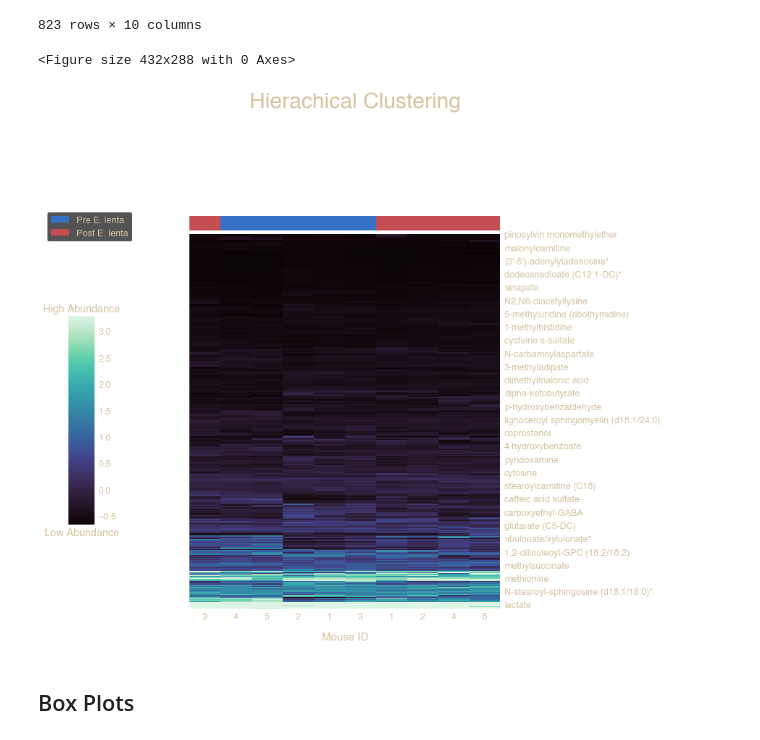
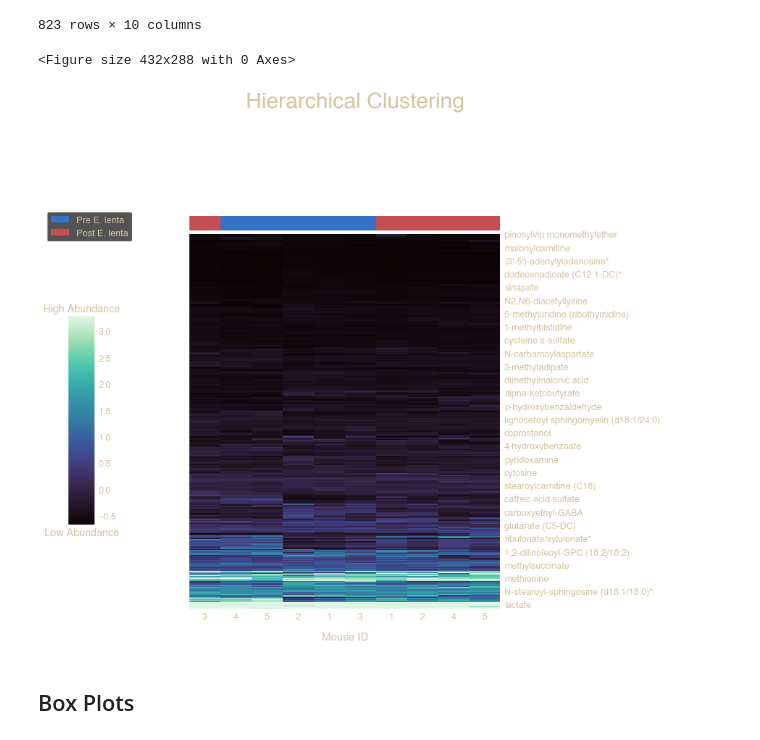
Before and after one commit to danielchang2002/FecalMetabolomics, a Jupyter notebook: notebooks/DataVisualization.ipynb, the cells around one changed output. Saved outputs shown, nothing was run; the diff lists cells and outputs as text; code cells hidden in the pictures.

```diff
--- a/notebooks/DataVisualization.ipynb
+++ b/notebooks/DataVisualization.ipynb
@@ -166,32 +213,32 @@ methods = ['braycurtis', 'canberra', 'chebyshev', 'cityblock', 'correlation', 'c
 # %%
 import seaborn as snb
 fig = plt.figure()
 
 ax = snb.clustermap(cluster_df.iloc[1:, :], robust=True, cmap="mako",
                     col_colors=['r', 'b']*10,
                     metric='chebyshev', z_score=1,
                    dendrogram_ratio=(.1, .2),
                    cbar_pos=(-0.15, .2, .05, .4),
                    tree_kws = {'colors' : (1, 1, 1)})
 ax.cax.set_title("High Abundance")
 plt.xlabel('Low Abundance')
 
-plt.figtext(.4, 1,'Hierachical Clustering',fontsize=30,ha='center')
+plt.figtext(.4, 1,'Hierarchical Clustering',fontsize=30,ha='center')
 plt.figtext(.38, -0.02,'Mouse ID',fontsize=15,ha='center')
 
 from matplotlib.patches import Patch
 legend_elements = [
     Patch(facecolor='b', edgecolor='b', label='Pre E. lenta'),
     Patch(facecolor='r', edgecolor='r', label='Post E. lenta')
                   ]
 
 plt.legend(handles=legend_elements, bbox_to_anchor=(-1, 1.52), loc='upper left')
 
 plt.show()
 ax.savefig('../output/hierachical.png')
 # %% [output]
 <Figure size 432x288 with 0 Axes>
-[figure, old version]
+[figure, new version]
 # %% [markdown]
 ## Box Plots
 # %%
```
Also changed, not shown: parts of 4 cells of this notebook, 1 other file.
